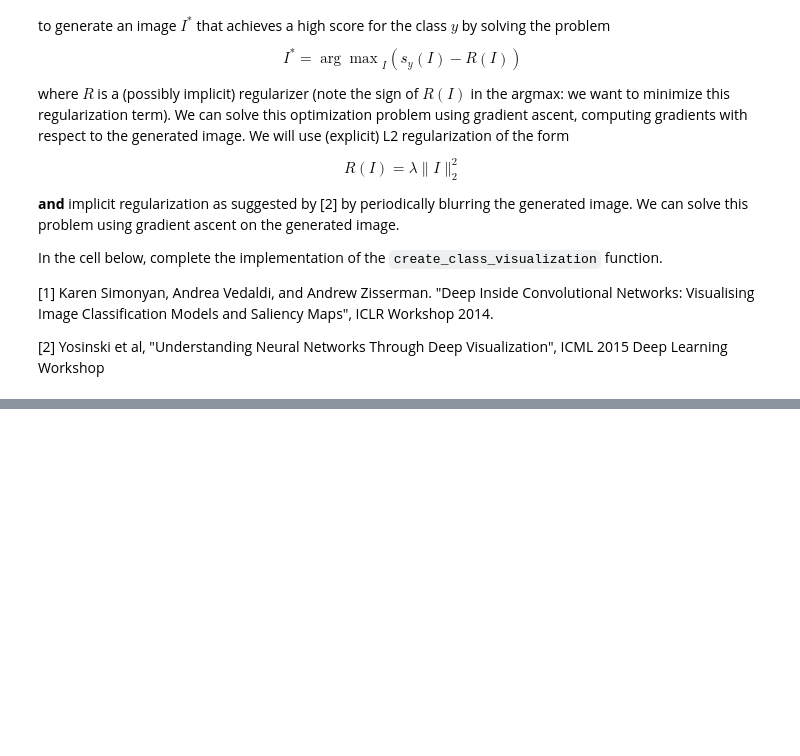
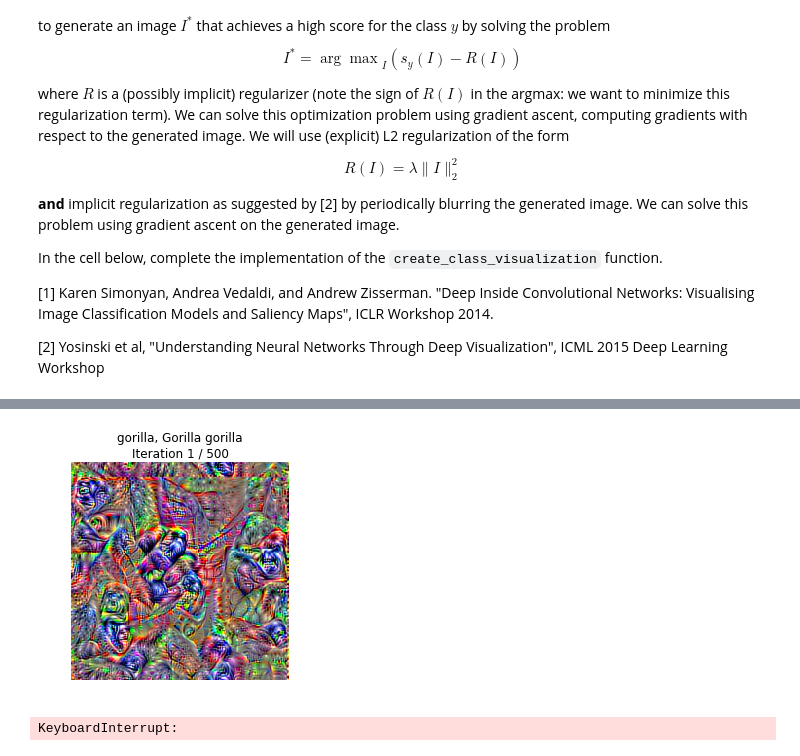
Before and after one commit to dcashon/spr2019_ee596, a Jupyter notebook: hw3/hw3_1.ipynb, the cells around one changed output, grey strips where cells are left out. Cells and saved outputs as stored; diff of their text form; code cells hidden in the pictures; blank space fills up the shorter version.

```diff
--- a/hw3/hw3_1.ipynb
+++ b/hw3/hw3_1.ipynb
@@ -501,7 +508,12 @@ out = create_class_visualization(target_y, X,Y, scores)
 # %%
 #try any class, you may need to increase the number of interations to see the class pattern
 # target_y = 78 # Tick
 # target_y = 187 # Yorkshire Terrier
 # target_y = 683 # Oboe
-# target_y = 366 # Gorilla
+# run this later (GPU)
+target_y = 366 # Gorilla
+out = create_class_visualization(target_y, X, Y, scores)
 # target_y = 604 # Hourglass
+# %% [output]
+[figure, added]
+KeyboardInterrupt:
```
Also changed, not shown: parts of 5 cells of this notebook, 6 other files.
